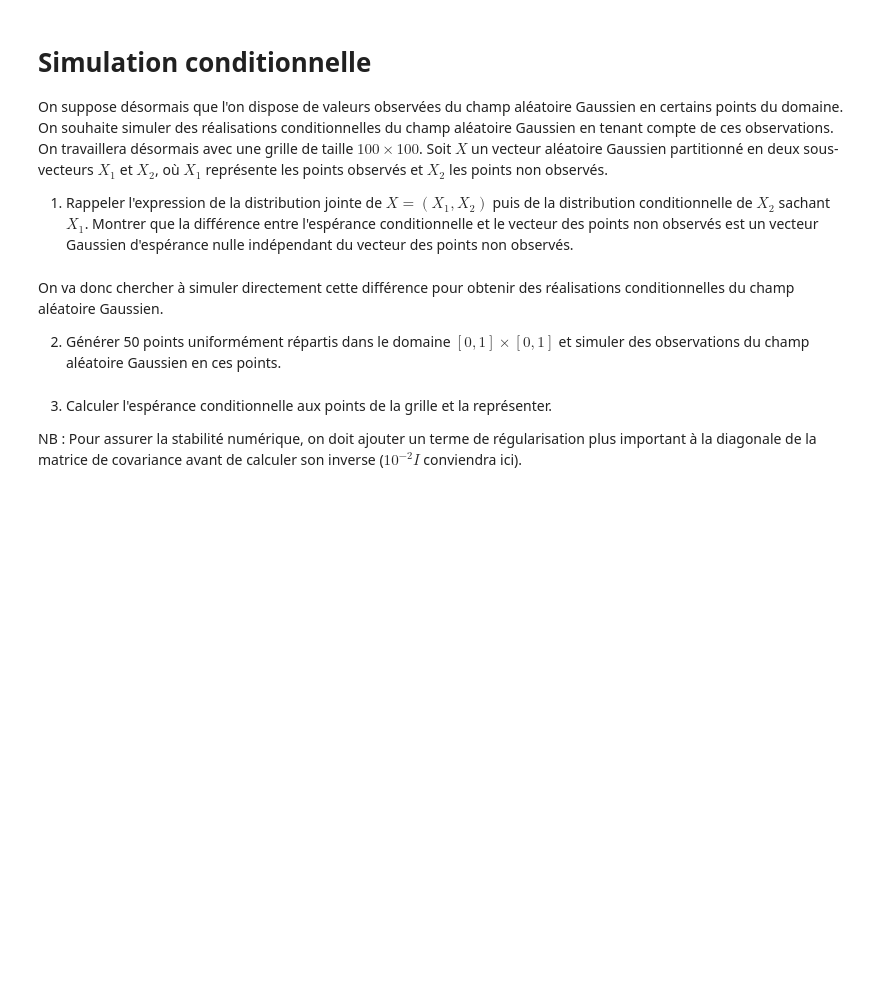
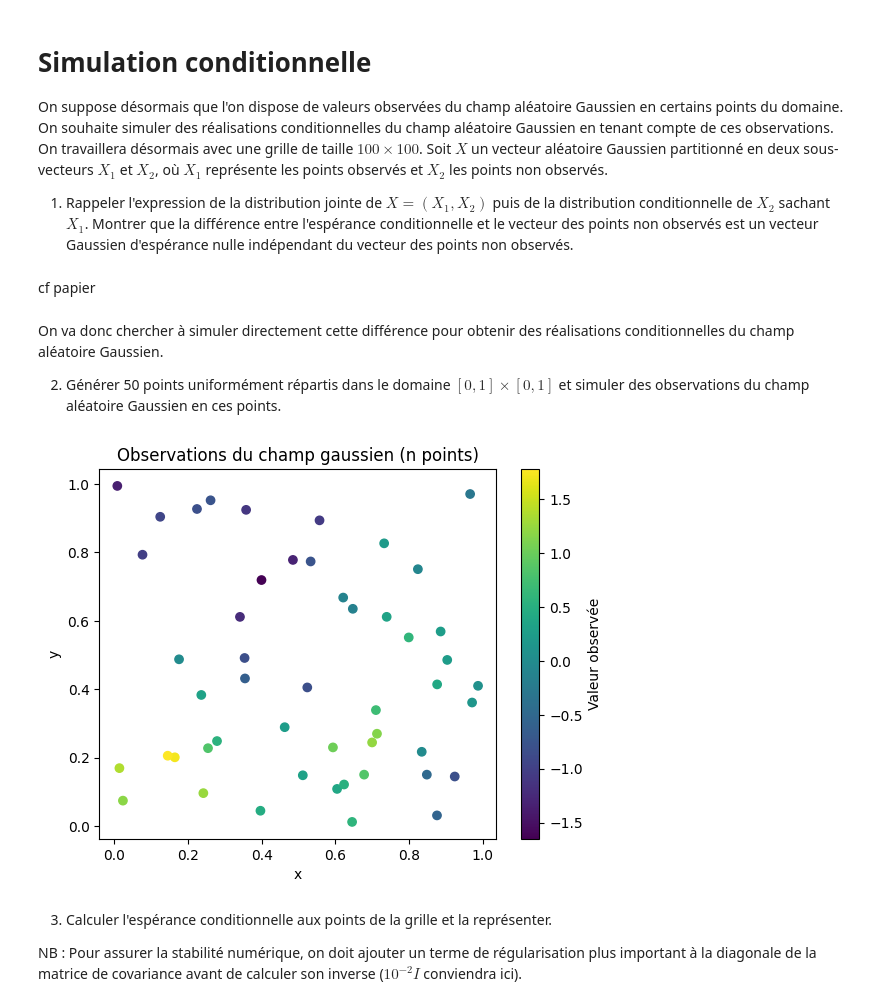
Before and after one commit to erhel-czc/projet-probabilites, a Jupyter notebook: Projet Probabilités.ipynb, the cells around one changed output. Cells and saved outputs as stored; diff of their text form; code cells hidden in the pictures; blank space fills up the shorter version.

```diff
--- a/Projet Probabilités.ipynb
+++ b/Projet Probabilités.ipynb
@@ -180,10 +180,48 @@ On suppose désormais que l'on dispose de valeurs observées du champ aléatoire
 Soit $X$ un vecteur aléatoire Gaussien partitionné en deux sous-vecteurs $X_1$ et $X_2$, où $X_1$ représente les points observés et $X_2$ les points non observés.
 
 1. Rappeler l'expression de la distribution jointe de $X = (X_1, X_2)$ puis de la distribution conditionnelle de $X_2$ sachant $X_1$. Montrer que la différence entre l'espérance conditionnelle et le vecteur des points non observés est un vecteur Gaussien d'espérance nulle indépendant du vecteur des points non observés.
+# %% [markdown]
+cf papier
 # %% [markdown]
 On va donc chercher à simuler directement cette différence pour obtenir des réalisations conditionnelles du champ aléatoire Gaussien.
 
 2. Générer 50 points uniformément répartis dans le domaine  $[0, 1] \times [0, 1]$ et simuler des observations du champ aléatoire Gaussien en ces points.
+# %%
+sigma2 = 1.0
+a = 0.05
+n = 50
+
+# Points uniformes
+points_obs = np.random.rand(n, 2)
+
+# Matrice des distances
+D_obs = distance_matrix(points_obs, points_obs)
+
+# Matrice de covariance
+K11 = covariance_gaussienne(D_obs, sigma2, a)
+
+# Régularisation
+epsilon = 1e-10
+K11_reg = K11 + epsilon * np.eye(n)
+
+#Decomp de Cholesky
+L = np.linalg.cholesky(K11_reg)
+
+# Vecteur gaussien standard
+Z = np.random.randn(n)
+
+# Observations simulées
+X1 = L @ Z
+
+plt.figure()
+plt.scatter(points_obs[:,0], points_obs[:,1], c=X1, cmap='viridis')
+plt.colorbar(label="Valeur observée")
+plt.title("Observations du champ gaussien (n points)")
+plt.xlabel("x")
+plt.ylabel("y")
+plt.show()
+# %% [output]
+[figure, added]
 # %% [markdown]
 
 3. Calculer l'espérance conditionnelle aux points de la grille et la représenter.
```
Also changed, not shown: parts of 2 cells of this notebook.
